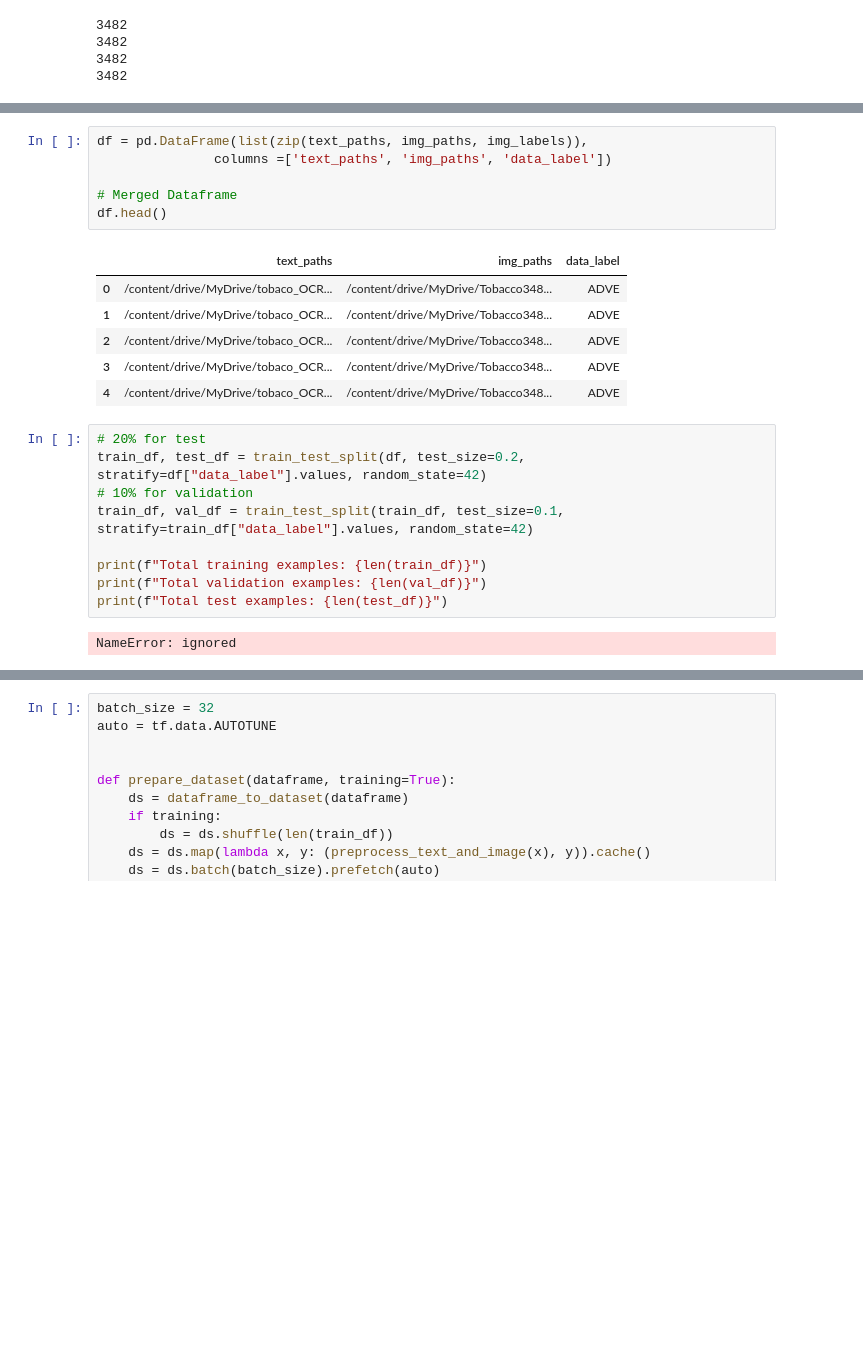
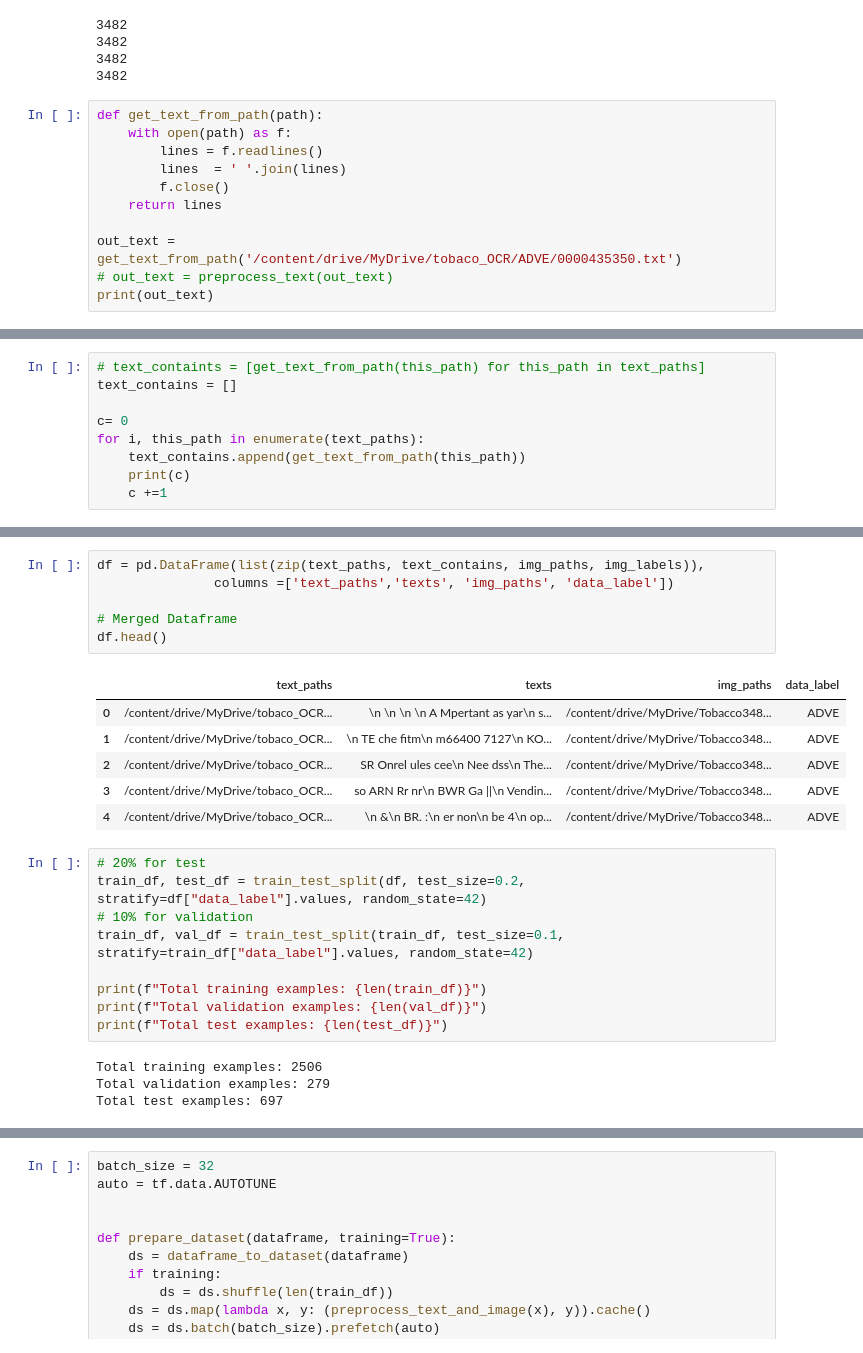
Before and after one commit to R4HUL-ROY/Multimodal_feature_extraction, a Jupyter notebook: Feature_Integration_Bert_MobilenetV2.ipynb, the cells around one changed output, grey strips where cells are left out. Saved outputs shown, nothing was run; the diff lists cells and outputs as text; blank space fills up the shorter version.

```diff
--- a/Feature_Integration_Bert_MobilenetV2.ipynb
+++ b/Feature_Integration_Bert_MobilenetV2.ipynb
@@ -68,3 +71,14 @@ print(len(text_labels))
 3482
 3482
 3482
+# %%
+def get_text_from_path(path):
+    with open(path) as f:
+        lines = f.readlines()
+        lines  = ' '.join(lines)
+        f.close()
+    return lines
+
+out_text = get_text_from_path('/content/drive/MyDrive/tobaco_OCR/ADVE/0000435350.txt')
+# out_text = preprocess_text(out_text)
+print(out_text)
@@ -70,0 +94,9 @@ print(len(text_labels))
+# %%
+# text_containts = [get_text_from_path(this_path) for this_path in text_paths]
+text_contains = []
+
+c= 0
+for i, this_path in enumerate(text_paths):
+    text_contains.append(get_text_from_path(this_path))
+    print(c)
+    c +=1
@@ -71,16 +121,16 @@ print(len(text_labels))
 # %%
-df = pd.DataFrame(list(zip(text_paths, img_paths, img_labels)),
-               columns =['text_paths', 'img_paths', 'data_label'])
+df = pd.DataFrame(list(zip(text_paths, text_contains, img_paths, img_labels)),
+               columns =['text_paths','texts', 'img_paths', 'data_label'])
 
 # Merged Dataframe
 df.head()
 # %% [output]
-|  | text_paths | img_paths | data_label |
-| 0 | /content/drive/MyDrive/tobaco_OCR... | /content/drive/MyDrive/Tobacco348... | ADVE |
-| 1 | /content/drive/MyDrive/tobaco_OCR... | /content/drive/MyDrive/Tobacco348... | ADVE |
-| 2 | /content/drive/MyDrive/tobaco_OCR... | /content/drive/MyDrive/Tobacco348... | ADVE |
-| 3 | /content/drive/MyDrive/tobaco_OCR... | /content/drive/MyDrive/Tobacco348... | ADVE |
-| 4 | /content/drive/MyDrive/tobaco_OCR... | /content/drive/MyDrive/Tobacco348... | ADVE |
+|  | text_paths | texts | img_paths | data_label |
+| 0 | /content/drive/MyDrive/tobaco_OCR... | \n \n \n \n A Mpertant as yar\n s... | /content/drive/MyDrive/Tobacco348... | ADVE |
+| 1 | /content/drive/MyDrive/tobaco_OCR... | \n TE che fitm\n m66400 7127\n KO... | /content/drive/MyDrive/Tobacco348... | ADVE |
+| 2 | /content/drive/MyDrive/tobaco_OCR... | SR Onrel ules cee\n Nee dss\n The... | /content/drive/MyDrive/Tobacco348... | ADVE |
+| 3 | /content/drive/MyDrive/tobaco_OCR... | so ARN Rr nr\n BWR Ga ||\n Vendin... | /content/drive/MyDrive/Tobacco348... | ADVE |
+| 4 | /content/drive/MyDrive/tobaco_OCR... | \n &\n BR. :\n er non\n be 4\n op... | /content/drive/MyDrive/Tobacco348... | ADVE |
 # %%
 # 20% for test
 train_df, test_df = train_test_split(df, test_size=0.2, stratify=df["data_label"].values, random_state=42)
@@ -91,4 +141,6 @@ print(f"Total training examples: {len(train_df)}")
 print(f"Total validation examples: {len(val_df)}")
 print(f"Total test examples: {len(test_df)}")
 # %% [output]
-NameError: ignored
+Total training examples: 2506
+Total validation examples: 279
+Total test examples: 697
```
Also changed, not shown: parts of 13 cells of this notebook.
